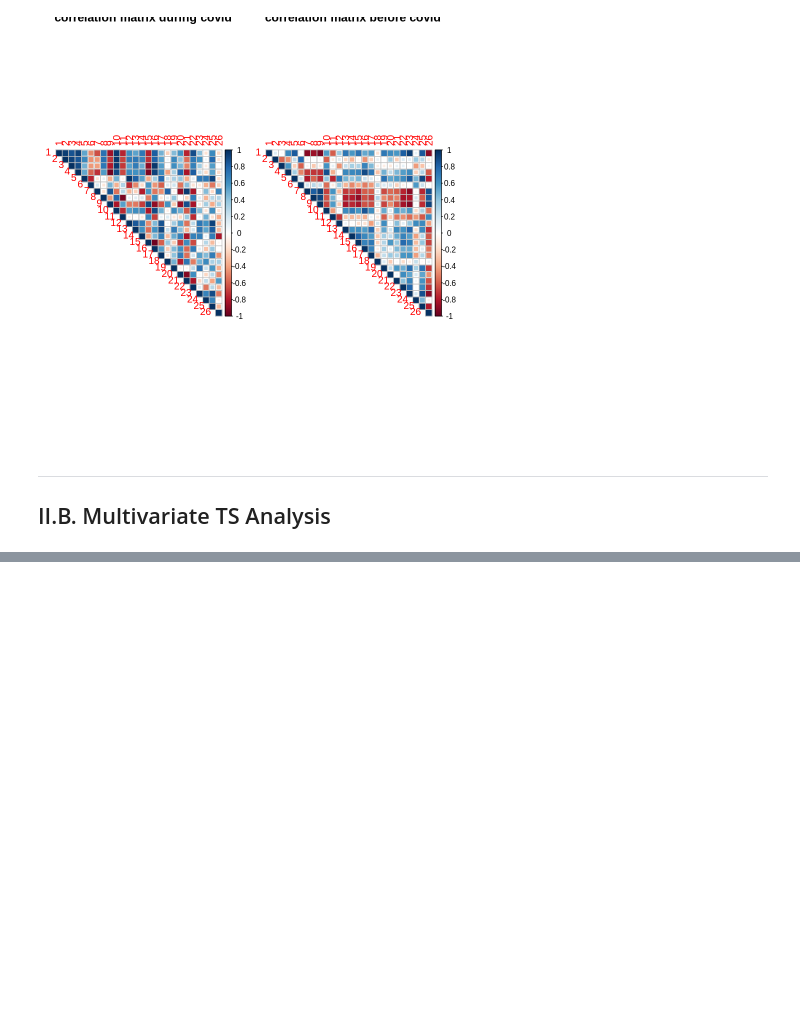
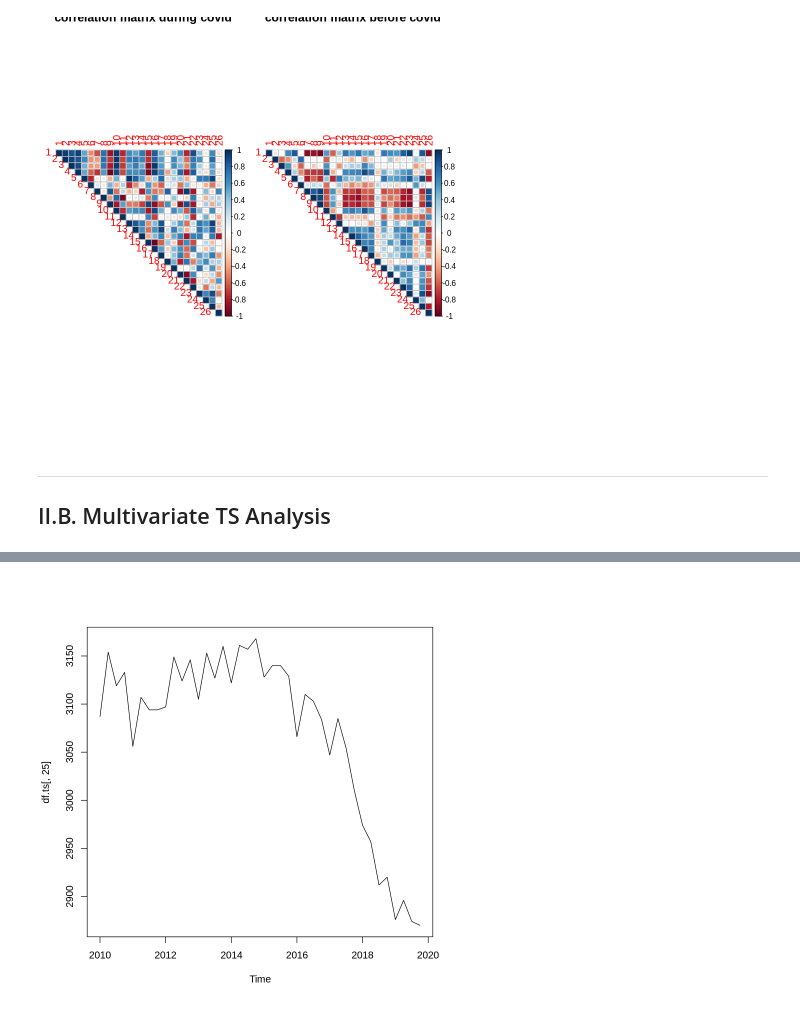
Before and after one commit to Jay-boo/TimeSeries_ACOSS, a Jupyter notebook: multivariate.ipynb, the cells around one changed output, grey strips where cells are left out. Cells and saved outputs as stored; diff of their text form; code cells hidden in the pictures; blank space fills up the shorter version.

```diff
--- a/multivariate.ipynb
+++ b/multivariate.ipynb
@@ -258,0 +333,4 @@ $`non-stable`
+# %%
+plot.ts(df.ts[,25])
+# %% [output]
+[figure, added]
```
Also changed, not shown: parts of 31 cells of this notebook, 2 other files.
